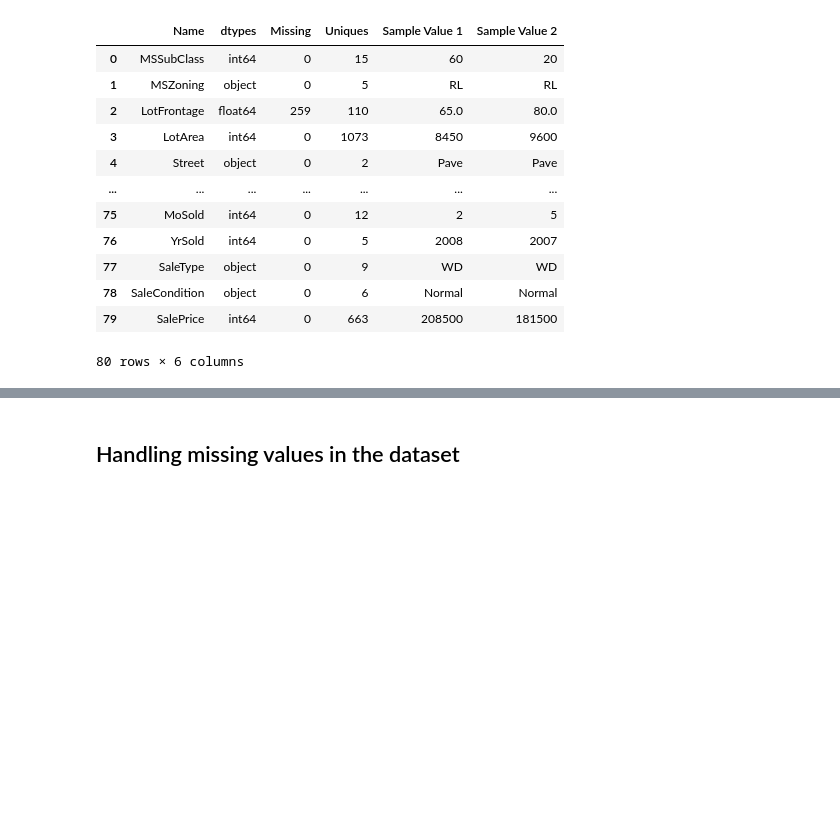
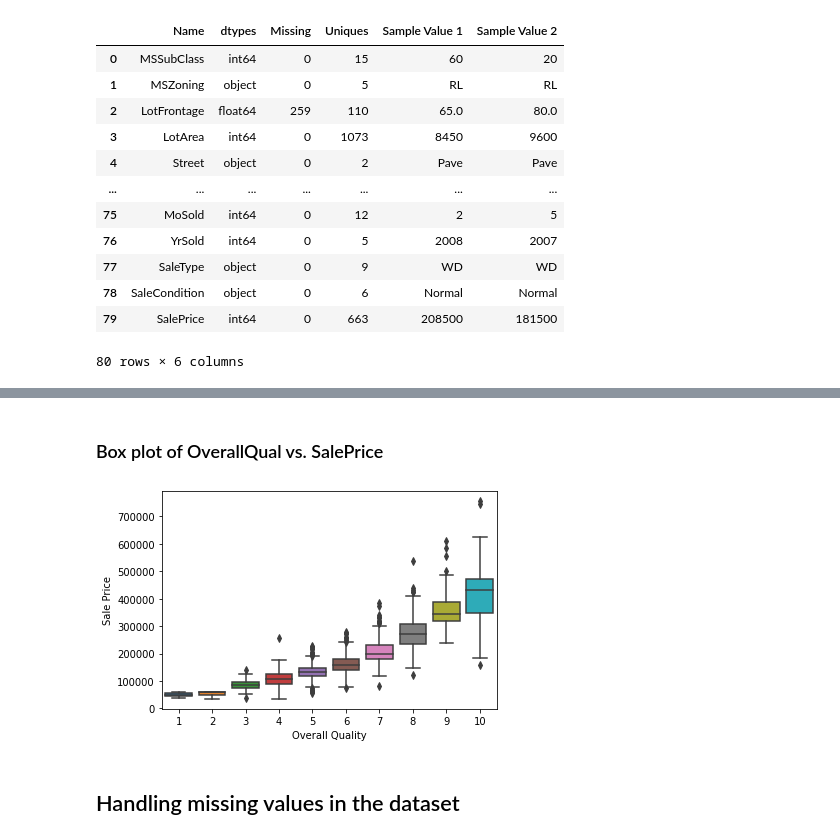
Before and after one commit to samyukthagopalsamy/DataVisualization, a Jupyter notebook: DataVisualizationUsingPython.ipynb, the cells around one changed output, grey strips where cells are left out. Saved outputs shown, nothing was run; the diff lists cells and outputs as text; code cells hidden in the pictures; blank space fills up the shorter version.

```diff
--- a/DataVisualizationUsingPython.ipynb
+++ b/DataVisualizationUsingPython.ipynb
@@ -113,3 +166,13 @@ description(dataset)
+# %% [markdown]
+### Box plot of OverallQual vs. SalePrice
+# %%
+# Create a box plot of OverallQual vs. SalePrice
+sns.boxplot(x='OverallQual', y='SalePrice', data=dataset)
+plt.xlabel('Overall Quality')
+plt.ylabel('Sale Price')
+plt.show()
+# %% [output]
+[figure, added]
 # %% [markdown]
 ## Handling missing values in the dataset
 # %% [markdown]
```
Also changed, not shown: parts of 16 cells of this notebook.
